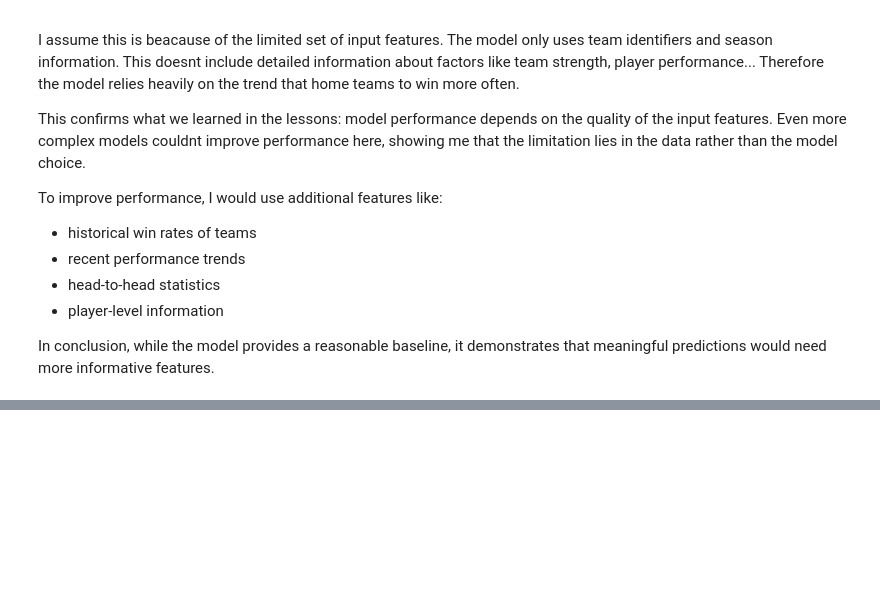
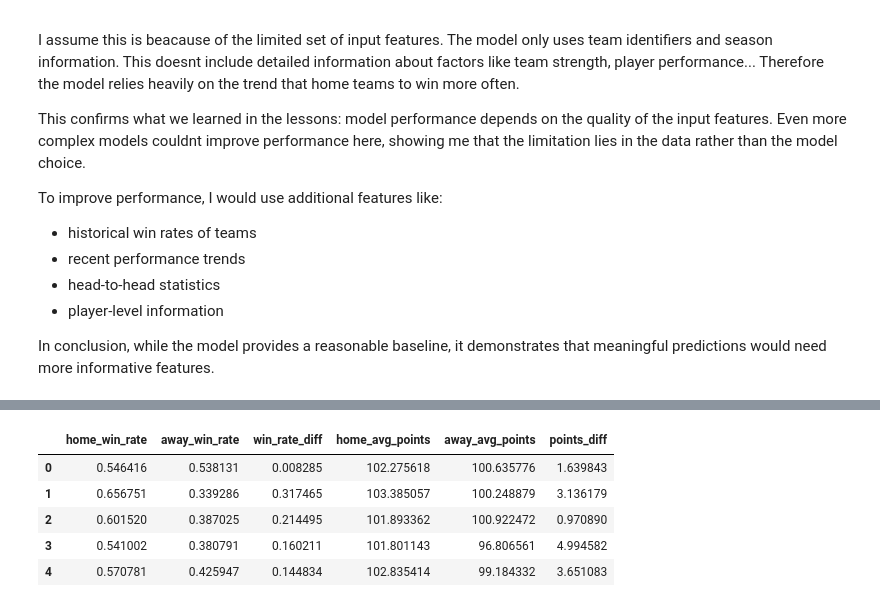
Before and after one commit to Marco7303/hslu-arint, a Jupyter notebook: mini-ml-project/notebooks/01_mini_ml_project.ipynb, the cells around one changed output, grey strips where cells are left out. Saved outputs shown, nothing was run; the diff lists cells and outputs as text; code cells hidden in the pictures; blank space fills up the shorter version.

```diff
--- a/mini-ml-project/notebooks/mini_ml_project.ipynb
+++ b/mini-ml-project/notebooks/01_mini_ml_project.ipynb
@@ -370,0 +388,44 @@ In conclusion, while the model provides a reasonable baseline, it demonstrates t
+# %%
+# Create a copy of the dataframe
+df_fe = df.copy()
+
+# --- 1. Team win rate ---
+
+# Home team win rate
+home_wins = df_fe.groupby("HOME_TEAM_ID")["HOME_TEAM_WINS"].mean()
+
+# Away team win rate:
+# if HOME_TEAM_WINS = 1, away team lost -> 0
+# if HOME_TEAM_WINS = 0, away team won  -> 1
+away_wins = 1 - df_fe.groupby("VISITOR_TEAM_ID")["HOME_TEAM_WINS"].mean()
+
+# Map to dataframe
+df_fe["home_win_rate"] = df_fe["HOME_TEAM_ID"].map(home_wins)
+df_fe["away_win_rate"] = df_fe["VISITOR_TEAM_ID"].map(away_wins)
+
+# Difference
+df_fe["win_rate_diff"] = df_fe["home_win_rate"] - df_fe["away_win_rate"]
+
+# --- 2. Average points ---
+
+home_points = df_fe.groupby("HOME_TEAM_ID")["PTS_home"].mean()
+away_points = df_fe.groupby("VISITOR_TEAM_ID")["PTS_away"].mean()
+
+df_fe["home_avg_points"] = df_fe["HOME_TEAM_ID"].map(home_points)
+df_fe["away_avg_points"] = df_fe["VISITOR_TEAM_ID"].map(away_points)
+
+# Difference
+df_fe["points_diff"] = df_fe["home_avg_points"] - df_fe["away_avg_points"]
+
+# Preview
+df_fe[[
+    "home_win_rate", "away_win_rate", "win_rate_diff",
+    "home_avg_points", "away_avg_points", "points_diff"
+]].head()
+# %% [output]
+|  | home_win_rate | away_win_rate | win_rate_diff | home_avg_points | away_avg_points | points_diff |
+| 0 | 0.546416 | 0.538131 | 0.008285 | 102.275618 | 100.635776 | 1.639843 |
+| 1 | 0.656751 | 0.339286 | 0.317465 | 103.385057 | 100.248879 | 3.136179 |
+| 2 | 0.601520 | 0.387025 | 0.214495 | 101.893362 | 100.922472 | 0.970890 |
+| 3 | 0.541002 | 0.380791 | 0.160211 | 101.801143 | 96.806561 | 4.994582 |
+| 4 | 0.570781 | 0.425947 | 0.144834 | 102.835414 | 99.184332 | 3.651083 |
```
Also changed, not shown: parts of 6 cells of this notebook.
